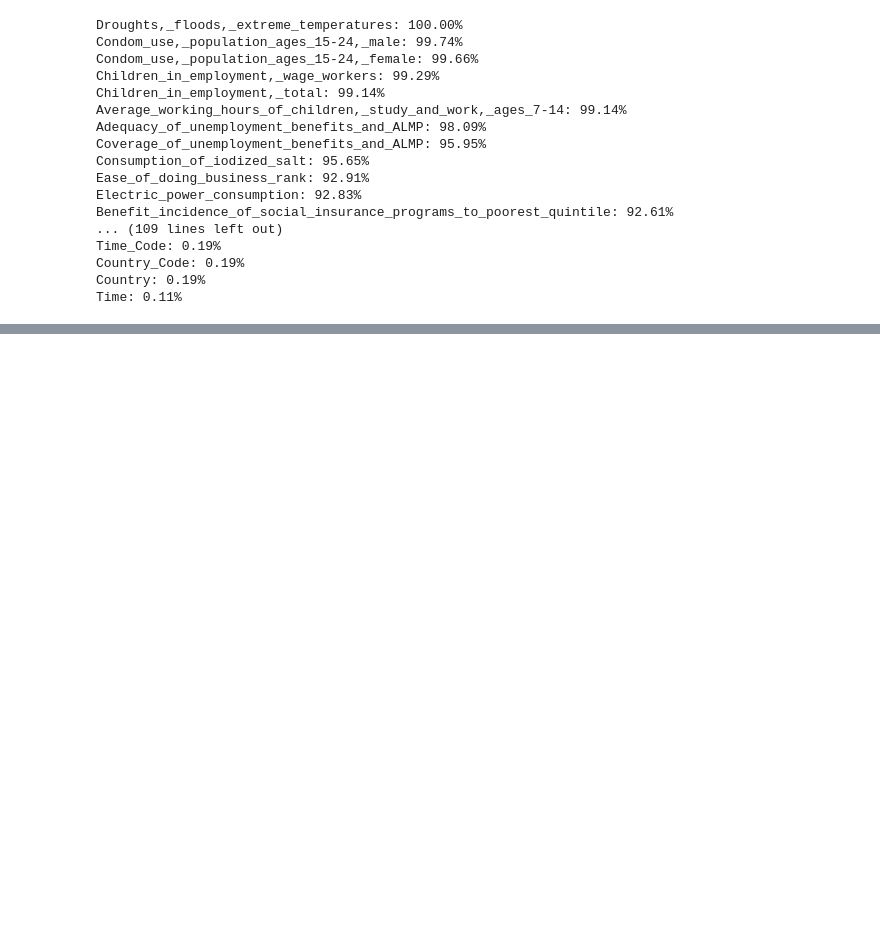
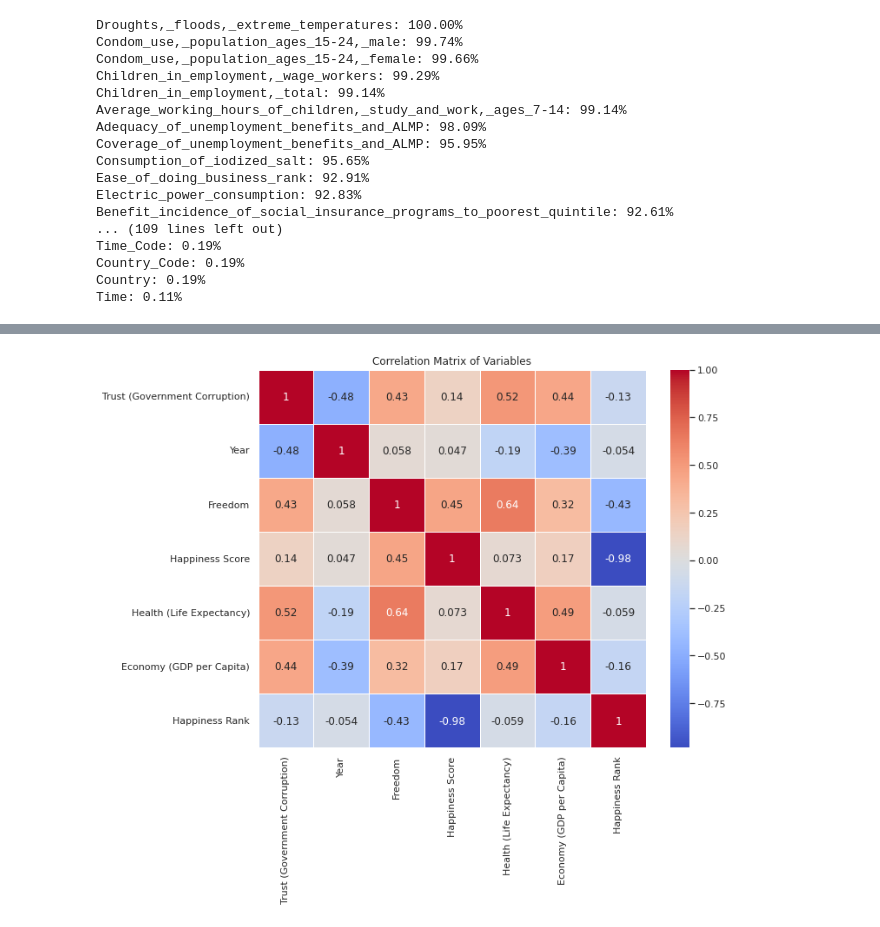
Before and after one commit to yihuxizixin/lab, a Jupyter notebook: iteration3_i_pyspark.ipynb, the cells around one changed output, grey strips where cells are left out. Drawn from its saved outputs; the diff is of its cells as text; code cells hidden in the pictures; blank space fills up the shorter version.

```diff
--- a/iteration3_i_pyspark.ipynb
+++ b/iteration3_i_pyspark.ipynb
@@ -1207,4 +1153,0 @@ print("Number of duplicate entries:", duplicates.shape[0])
-# %%
-data_attribute = data_attribute.drop_duplicates()
-duplicates = data_attribute[data_attribute.duplicated()]
-print("Number of duplicate entries:", duplicates.shape[0])
@@ -1251,0 +1275,12 @@ plt.show()
+# %%
+# 获取前四列的名称
+string_cols = data_attribute.columns[:4]
+# 获取其他列的名称
+numeric_cols = data_attribute.columns[4:]
+
+# 将前四列保留为字符串类型，其他列转换为数字类型
+for col_name in numeric_cols:
+    data_attribute = data_attribute.withColumn(col_name, col(col_name).cast("double"))
+
+# 检查转换后的数据类型
+data_attribute.printSchema()
@@ -1278,8 +1351,18 @@ print("Shape of the combined dataset:", combined_data.shape)
 # %%
-data_attribute.replace('..', np.nan, inplace=True)
+from pyspark.sql.functions import col, regexp_replace
+# 替换 'data_attribute' 中的 '..' 为 np.nan
+data_attribute_pd = data_attribute.toPandas()
+data_attribute_pd.replace('..', np.nan, inplace=True)
+data_attribute = spark.createDataFrame(data_attribute_pd)
 
-combined_data['Country'] = combined_data['Country'].str.replace('*', '', regex=False)
+# 删除 'Country' 列中的 '*' 字符
+combined_data = combined_data.withColumn('Country', regexp_replace(col('Country'), '\*', ''))
 
-#问题二： 将列名'Time'改为'Year'，两个数据集不同意
-data_attribute.rename(columns={'Time': 'Year'}, inplace=True)
+# 将 'Time' 列名改为 'Year'
+data_attribute = data_attribute.withColumnRenamed('Time', 'Year')
+combined_data = combined_data.withColumnRenamed('Time', 'Year')
+
+# 将处理后的 DataFrame 转换为 Pandas DataFrame
+data_attribute_pd = data_attribute.toPandas()
+combined_data_pd = combined_data.toPandas()
 # %%
@@ -1449,10 +1773,17 @@ data3.update(numeric_data_imputed)
 data3
 # %%
 #2. 相关矩阵（Correlation Matrix）
+
+# 将数据转换为Pandas DataFrame
+combined_data_pd = combined_data.toPandas()
+
+# 生成相关矩阵图
 plt.figure(figsize=(10, 8))
-data1=combined_data.drop(columns=['Country'])
-correlation_matrix = data1.corr()
+correlation_matrix = combined_data_pd.corr()
 sns.heatmap(correlation_matrix, annot=True, cmap='coolwarm', linewidths=.5)
 plt.title('Correlation Matrix of Variables')
+#plt.savefig("/Users/zhoudaozhen/Desktop/722/iteration3/Figures/16.png", format='png')
 plt.show()
+# %% [output]
+[figure, added]
 # %%
```
Also changed, not shown: parts of 45 cells of this notebook.
